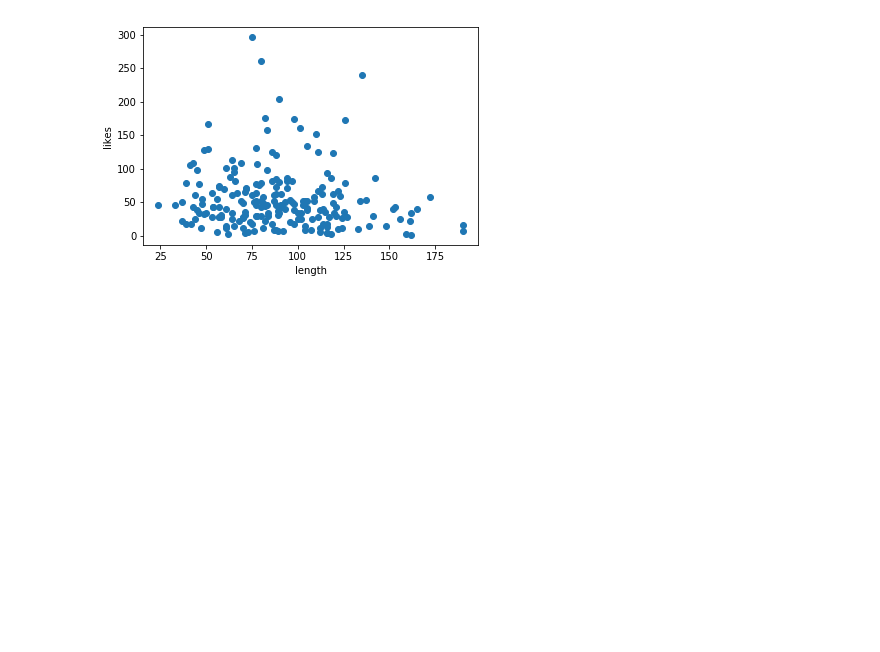
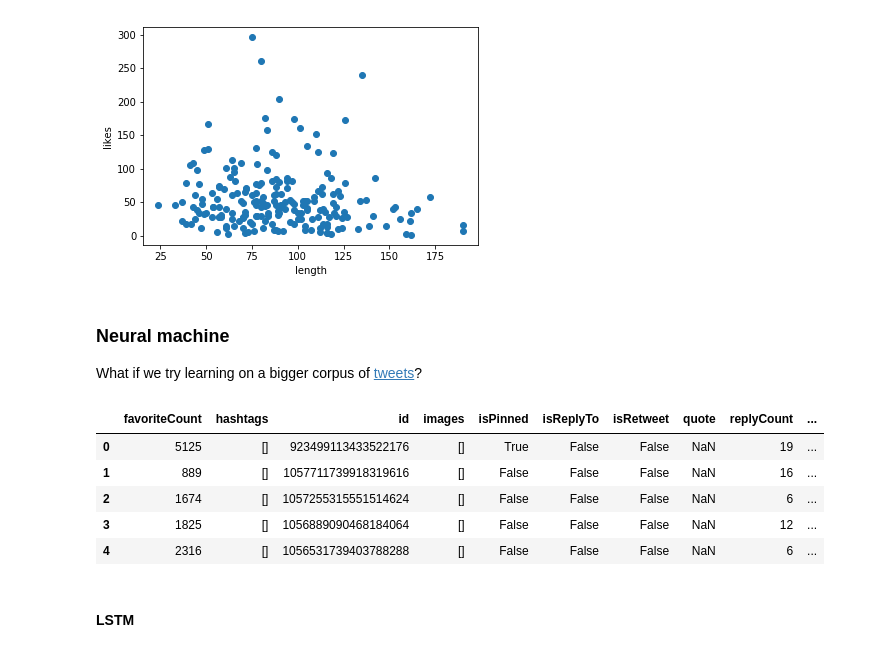
Before and after one commit to vadim0x60/alg-testament-quality, a Jupyter notebook: HumourRegression.ipynb, the cells around one changed output. Cells and saved outputs as stored; diff of their text form; code cells hidden in the pictures; blank space fills up the shorter version.

```diff
--- a/HumourRegression.ipynb
+++ b/HumourRegression.ipynb
@@ -205,3 +219,7 @@ plt.scatter(lengths, y)
 # %% [output]
 <matplotlib.collections.PathCollection at 0x...>
 [figure]
+# %% [markdown]
+### Neural machine
+
+What if we try learning on a bigger corpus of [tweets](https://twitter.com/neural_machine)?
@@ -207,0 +228,14 @@ plt.scatter(lengths, y)
+# %%
+neural_machine = pd.read_json('neural_machine.json')
+neural_machine = neural_machine[neural_machine['text'] != '']
+# %%
+neural_machine.head()
+# %% [output]
+|  | favoriteCount | hashtags | id | images | isPinned | isReplyTo | isRetweet | quote | replyCount | ... |
+| 0 | 5125 | [] | 923499113433522176 | [] | True | False | False | NaN | 19 | ... |
+| 1 | 889 | [] | 1057711739918319616 | [] | False | False | False | NaN | 16 | ... |
+| 2 | 1674 | [] | 1057255315551514624 | [] | False | False | False | NaN | 6 | ... |
+| 3 | 1825 | [] | 1056889090468184064 | [] | False | False | False | NaN | 12 | ... |
+| 4 | 2316 | [] | 1056531739403788288 | [] | False | False | False | NaN | 6 | ... |
+# %% [markdown]
+#### LSTM
```
Also changed, not shown: parts of 28 cells of this notebook.
